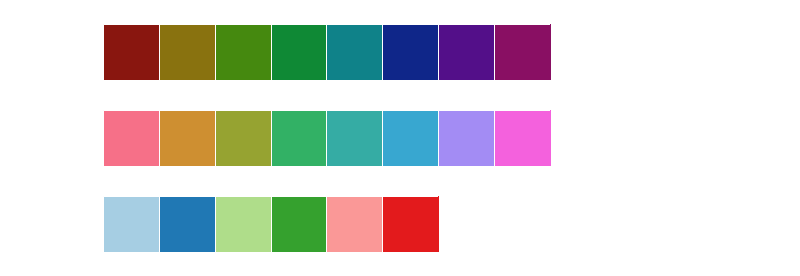
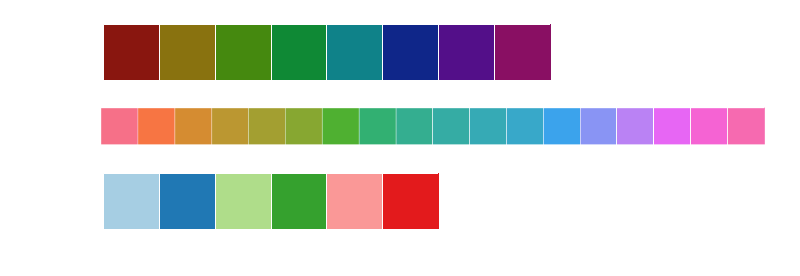
Before and after one commit to ShujiaHuang/geneview, a Jupyter notebook: docs/tutorial/palettes.ipynb, the cells around one changed output. Drawn from its saved outputs; the diff is of its cells as text; code cells hidden in the pictures.

```diff
--- a/docs/tutorial/palettes.ipynb
+++ b/docs/tutorial/palettes.ipynb
@@ -20,9 +52,9 @@ gv.palplot(gv.hls_palette(8, l=.3, s=.8))
 # %% [output]
 [figure]
 # %%
-gv.palplot(gv.color_palette("husl", 8))
+gv.palplot(gv.color_palette("husl", 18))
 # %% [output]
-[figure, old version]
+[figure, new version]
 # %%
 gv.palplot(gv.color_palette("Paired"))
 # %% [output]
```
Also changed, not shown: parts of 16 cells of this notebook.
